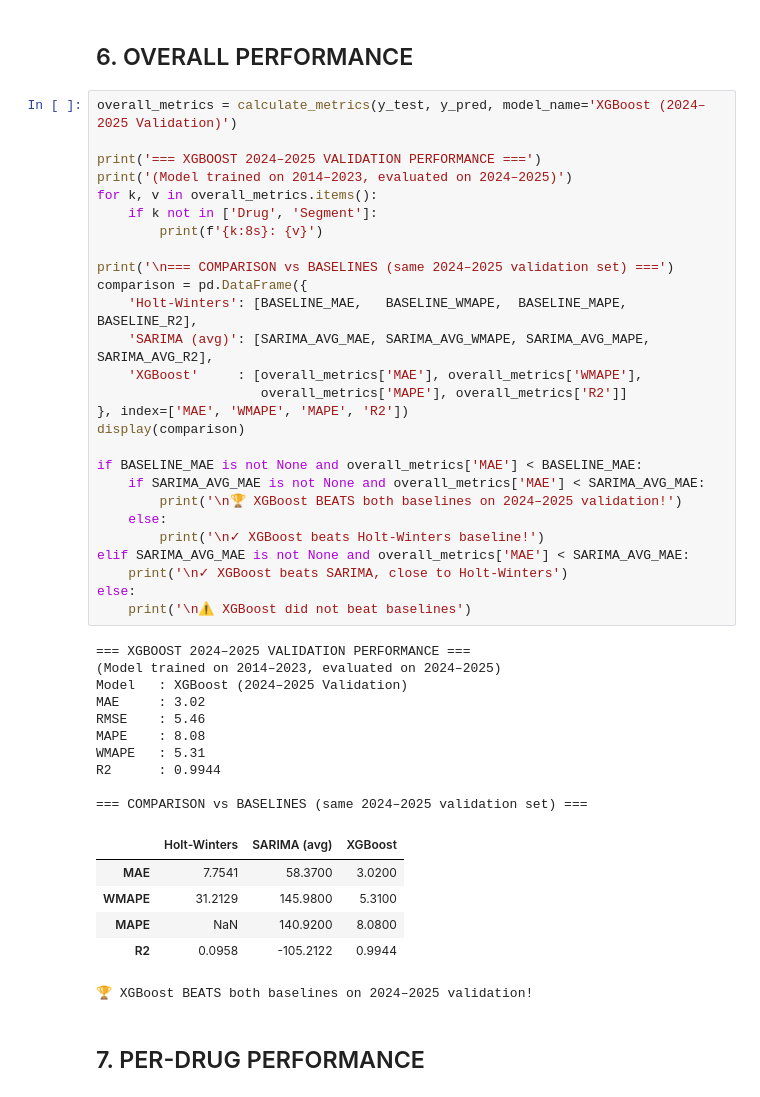
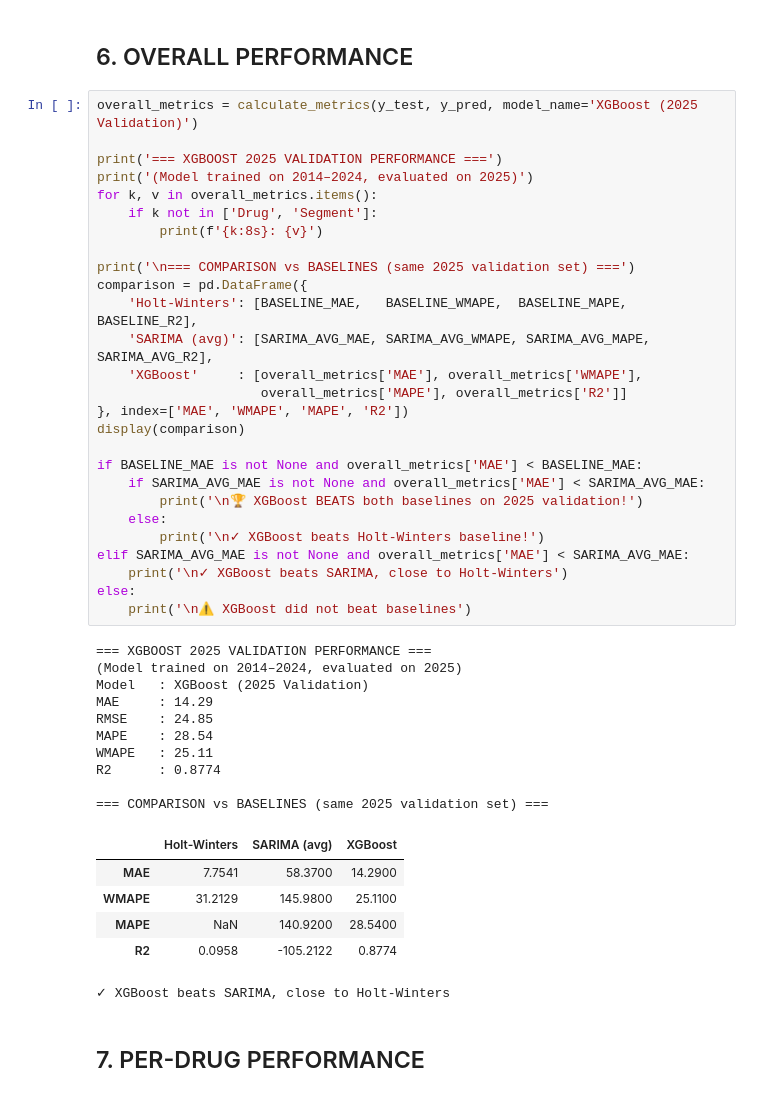
Before and after one commit to onchonga-programmer/pharmacy-forecasting-system, a Jupyter notebook: notebooks/pharmacy_xgboost_model.ipynb, the cells around one changed output. Saved outputs shown, nothing was run; the diff lists cells and outputs as text.

```diff
--- a/notebooks/pharmacy_xgboost_model.ipynb
+++ b/notebooks/pharmacy_xgboost_model.ipynb
@@ -424,49 +424,49 @@ Validation period: 2024–2025
 # %% [markdown]
 ## 6. OVERALL PERFORMANCE
 # %%
-overall_metrics = calculate_metrics(y_test, y_pred, model_name='XGBoost (2024–2025 Validation)')
+overall_metrics = calculate_metrics(y_test, y_pred, model_name='XGBoost (2025 Validation)')
 
-print('=== XGBOOST 2024–2025 VALIDATION PERFORMANCE ===')
-print('(Model trained on 2014–2023, evaluated on 2024–2025)')
+print('=== XGBOOST 2025 VALIDATION PERFORMANCE ===')
+print('(Model trained on 2014–2024, evaluated on 2025)')
 for k, v in overall_metrics.items():
     if k not in ['Drug', 'Segment']:
         print(f'{k:8s}: {v}')
 
-print('\n=== COMPARISON vs BASELINES (same 2024–2025 validation set) ===')
+print('\n=== COMPARISON vs BASELINES (same 2025 validation set) ===')
 comparison = pd.DataFrame({
     'Holt-Winters': [BASELINE_MAE,   BASELINE_WMAPE,  BASELINE_MAPE,  BASELINE_R2],
     'SARIMA (avg)': [SARIMA_AVG_MAE, SARIMA_AVG_WMAPE, SARIMA_AVG_MAPE, SARIMA_AVG_R2],
     'XGBoost'     : [overall_metrics['MAE'], overall_metrics['WMAPE'],
                      overall_metrics['MAPE'], overall_metrics['R2']]
 }, index=['MAE', 'WMAPE', 'MAPE', 'R2'])
 display(comparison)
 
 if BASELINE_MAE is not None and overall_metrics['MAE'] < BASELINE_MAE:
     if SARIMA_AVG_MAE is not None and overall_metrics['MAE'] < SARIMA_AVG_MAE:
-        print('\n🏆 XGBoost BEATS both baselines on 2024–2025 validation!')
+        print('\n🏆 XGBoost BEATS both baselines on 2025 validation!')
     else:
         print('\n✓ XGBoost beats Holt-Winters baseline!')
 elif SARIMA_AVG_MAE is not None and overall_metrics['MAE'] < SARIMA_AVG_MAE:
     print('\n✓ XGBoost beats SARIMA, close to Holt-Winters')
 else:
     print('\n⚠ XGBoost did not beat baselines')
 # %% [output]
-=== XGBOOST 2024–2025 VALIDATION PERFORMANCE ===
-(Model trained on 2014–2023, evaluated on 2024–2025)
-Model   : XGBoost (2024–2025 Validation)
-MAE     : 3.02
-RMSE    : 5.46
-MAPE    : 8.08
-WMAPE   : 5.31
-R2      : 0.9944
+=== XGBOOST 2025 VALIDATION PERFORMANCE ===
+(Model trained on 2014–2024, evaluated on 2025)
+Model   : XGBoost (2025 Validation)
+MAE     : 14.29
+RMSE    : 24.85
+MAPE    : 28.54
+WMAPE   : 25.11
+R2      : 0.8774
 
-=== COMPARISON vs BASELINES (same 2024–2025 validation set) ===
+=== COMPARISON vs BASELINES (same 2025 validation set) ===
 |  | Holt-Winters | SARIMA (avg) | XGBoost |
-| MAE | 7.7541 | 58.3700 | 3.0200 |
-| WMAPE | 31.2129 | 145.9800 | 5.3100 |
-| MAPE | NaN | 140.9200 | 8.0800 |
-| R2 | 0.0958 | -105.2122 | 0.9944 |
+| MAE | 7.7541 | 58.3700 | 14.2900 |
+| WMAPE | 31.2129 | 145.9800 | 25.1100 |
+| MAPE | NaN | 140.9200 | 28.5400 |
+| R2 | 0.0958 | -105.2122 | 0.8774 |
-🏆 XGBoost BEATS both baselines on 2024–2025 validation!
+✓ XGBoost beats SARIMA, close to Holt-Winters
 # %% [markdown]
 ## 7. PER-DRUG PERFORMANCE
 # %%
```
Also changed, not shown: parts of 14 cells of this notebook, 8 other files.
